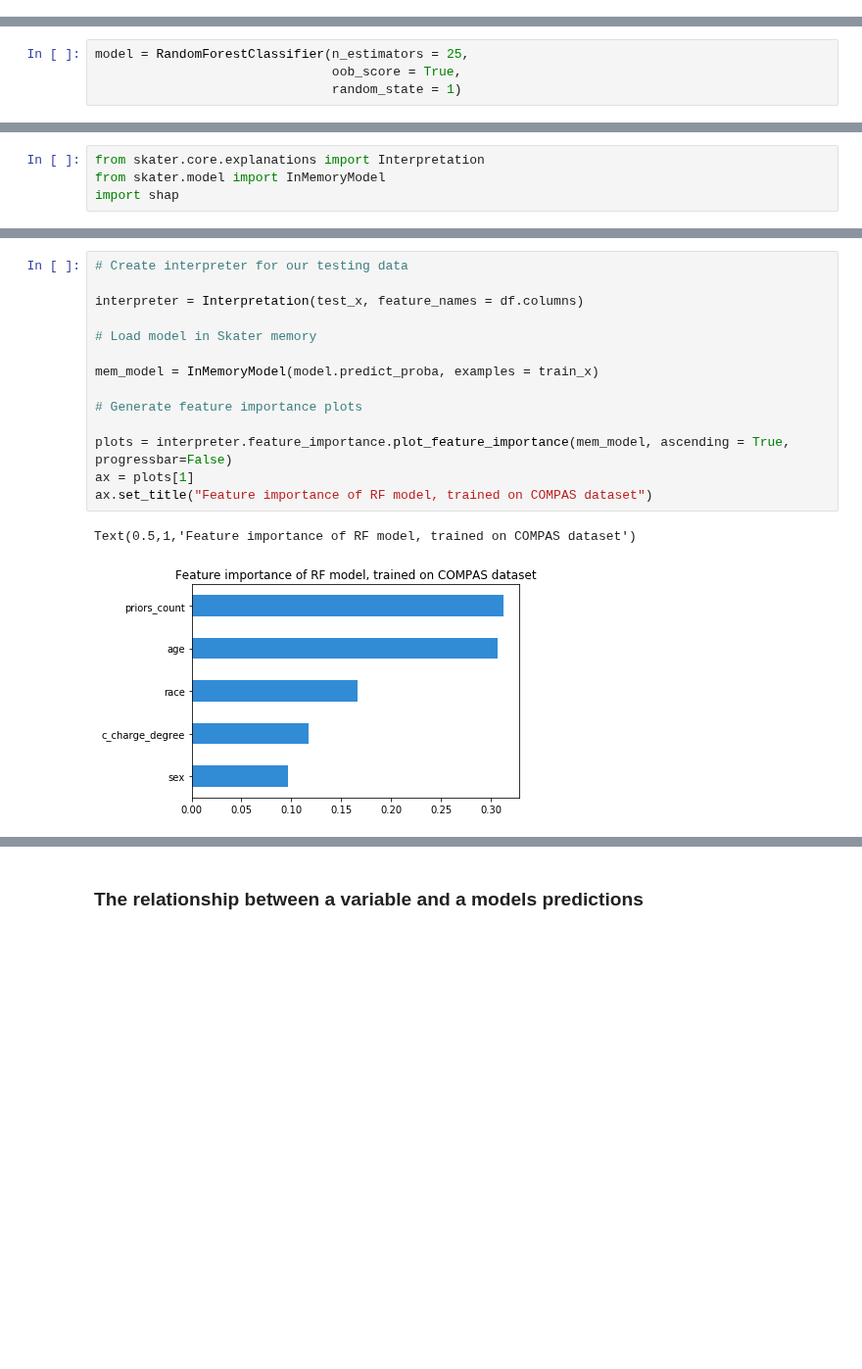
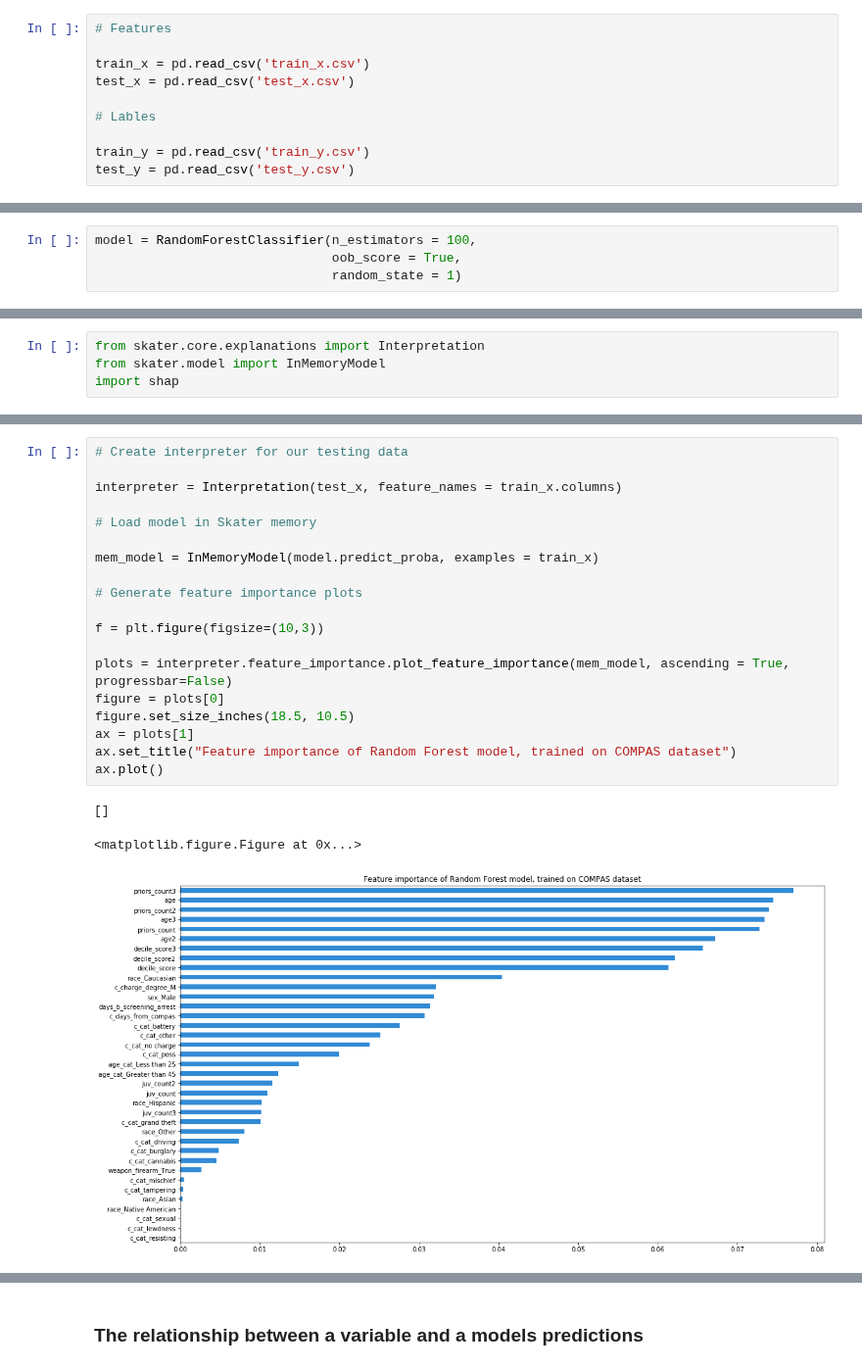
Before and after one commit to SanGreel/noble-model-audit, a Jupyter notebook: feature_selection/feature_importance_analysis.ipynb, the cells around one changed output, grey strips where cells are left out. Shown at 98% size. Drawn from its saved outputs; the diff is of its cells as text; blank space fills up the shorter version.

```diff
--- a/feature_selection/feature_importance_analysis.ipynb
+++ b/feature_selection/feature_importance_analysis.ipynb
@@ -90,7 +21,17 @@ train_x, test_x, train_y, test_y = train_test_split(df,
+# %%
+# Features
+
+train_x = pd.read_csv('train_x.csv')
+test_x = pd.read_csv('test_x.csv')
+
+# Lables
+
+train_y = pd.read_csv('train_y.csv')
+test_y = pd.read_csv('test_y.csv')
 # %% [markdown]
 Create a basic RandomForestClassifier model.
 # %%
-model = RandomForestClassifier(n_estimators = 25,
+model = RandomForestClassifier(n_estimators = 100,
                                oob_score = True,
                                random_state = 1)
 # %%
@@ -123,17 +64,23 @@ shap.initjs()
 # %%
 # Create interpreter for our testing data
 
-interpreter = Interpretation(test_x, feature_names = df.columns)
+interpreter = Interpretation(test_x, feature_names = train_x.columns)
 
 # Load model in Skater memory
 
 mem_model = InMemoryModel(model.predict_proba, examples = train_x)
 
 # Generate feature importance plots
 
+f = plt.figure(figsize=(10,3))
+
 plots = interpreter.feature_importance.plot_feature_importance(mem_model, ascending = True, progressbar=False)
+figure = plots[0]
+figure.set_size_inches(18.5, 10.5)
 ax = plots[1]
-ax.set_title("Feature importance of RF model, trained on COMPAS dataset")
+ax.set_title("Feature importance of Random Forest model, trained on COMPAS dataset")
+ax.plot()
 # %% [output]
-Text(0.5,1,'Feature importance of RF model, trained on COMPAS dataset')
+[]
+<matplotlib.figure.Figure at 0x...>
-[figure, old version]
+[figure, new version]
```
Also changed, not shown: parts of 40 cells of this notebook, 2 other files.
